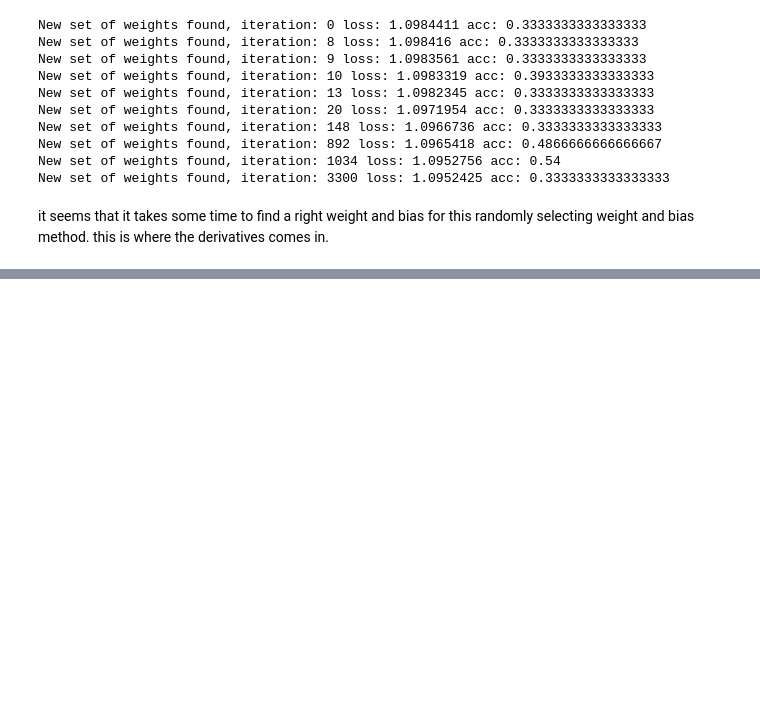
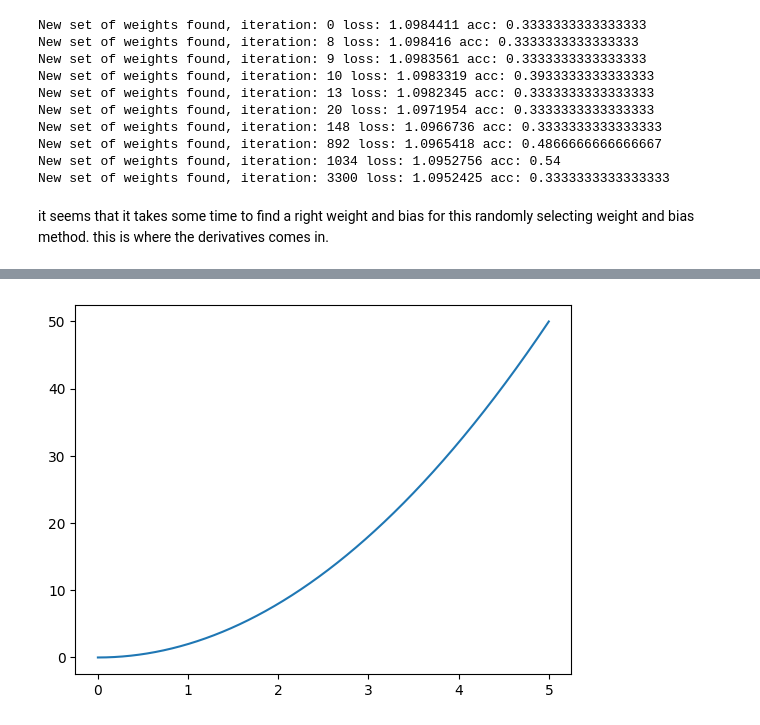
Before and after one commit to charu11/Neural-Networks-from-Scratch, a Jupyter notebook: Neural_networks_from_scratch.ipynb, the cells around one changed output, grey strips where cells are left out. Cells and saved outputs as stored; diff of their text form; code cells hidden in the pictures; blank space fills up the shorter version.

```diff
--- a/Neural_networks_from_scratch.ipynb
+++ b/Neural_networks_from_scratch.ipynb
@@ -1139,0 +1226,11 @@ it seems that it takes some time to find a right weight and bias for this random
+# %%
+def f(x):
+  return 2*x**2
+
+x = np.arange(0,5, 0.001)
+y = f(x)
+# %%
+plt.plot(x,y)
+plt.show()
+# %% [output]
+[figure, added]
```
Also changed, not shown: parts of 22 cells of this notebook.
